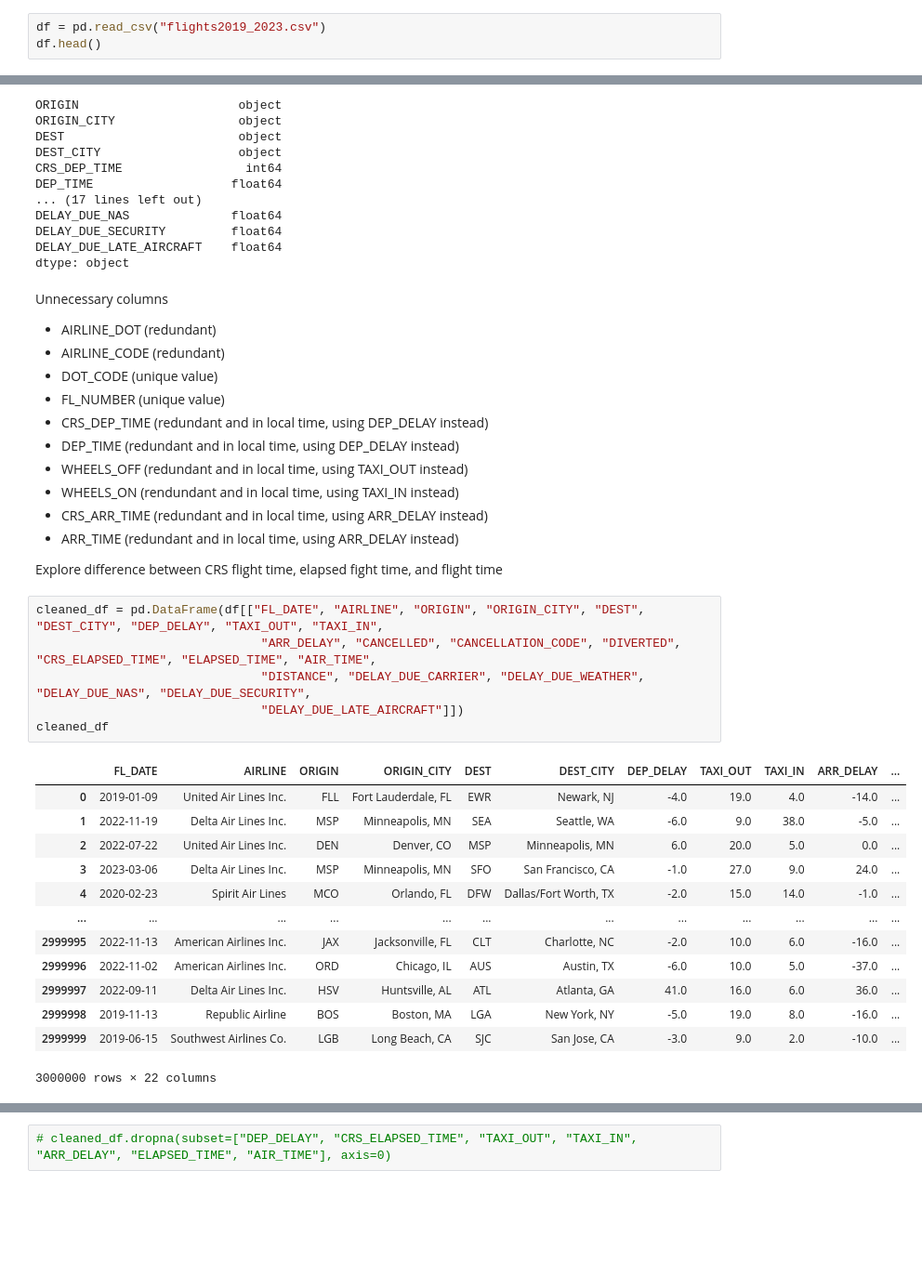
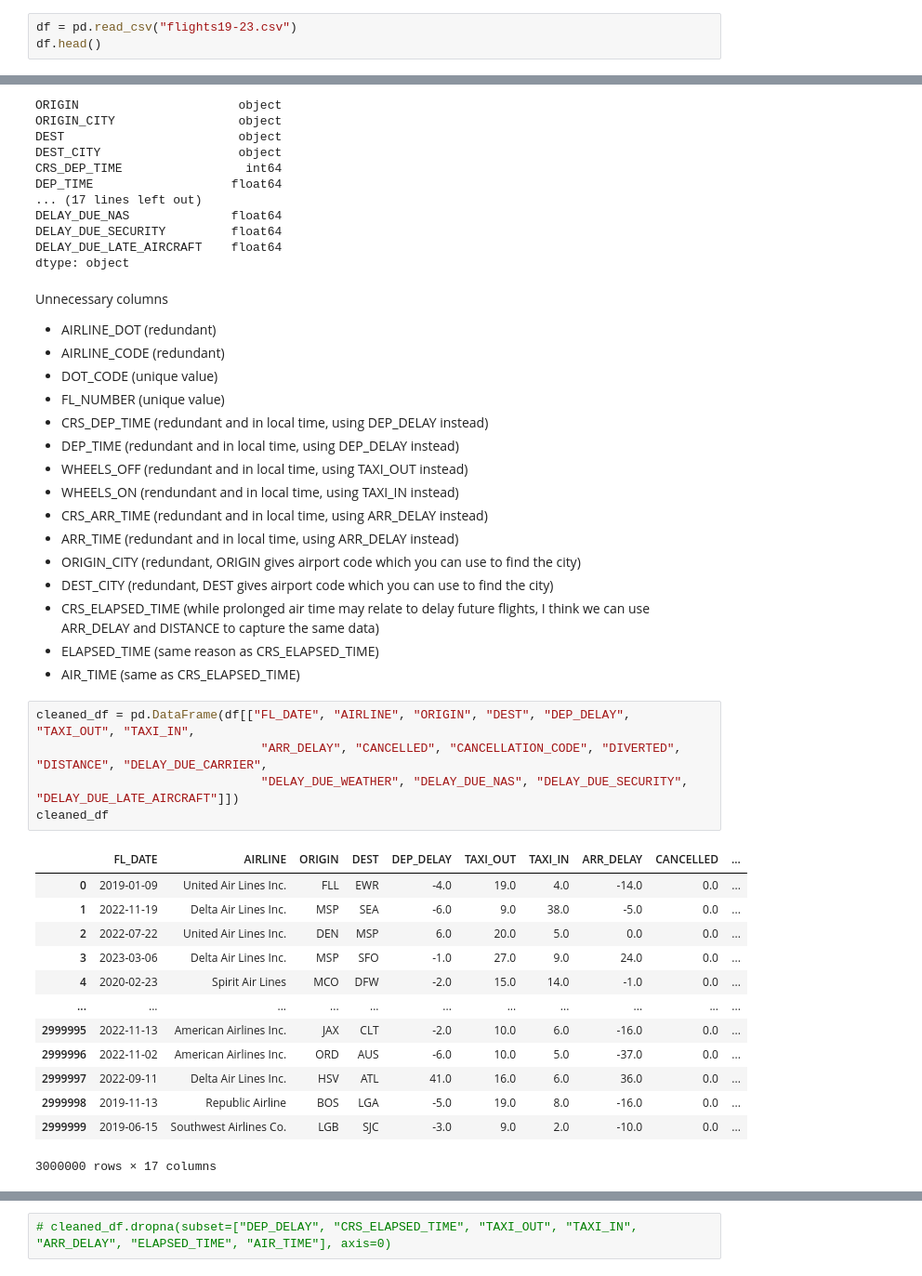
Before and after one commit to hjm46/FlightDelaysPredictions, a Jupyter notebook: cleaningFlights2019_2023.ipynb, the cells around one changed output, grey strips where cells are left out. Shown: that part at 93% size. Saved outputs shown, nothing was run; the diff lists cells and outputs as text; blank space fills up the shorter version.

```diff
--- a/cleaningFlights2019_2023.ipynb
+++ b/cleaningFlights2019_2023.ipynb
@@ -4,7 +4,7 @@ import numpy as np
 import seaborn as sns
 import matplotlib.pyplot as plt
 # %%
-df = pd.read_csv("flights2019_2023.csv")
+df = pd.read_csv("flights19-23.csv")
 df.head()
 # %% [output]
 |  | FL_DATE | AIRLINE | AIRLINE_DOT | AIRLINE_CODE | DOT_CODE | FL_NUMBER | ORIGIN | ORIGIN_CITY | DEST | ... |
@@ -50,28 +50,30 @@ Unnecessary columns
 * WHEELS_ON (rendundant and in local time, using TAXI_IN instead)
 * CRS_ARR_TIME (redundant and in local time, using ARR_DELAY instead)
 * ARR_TIME (redundant and in local time, using ARR_DELAY instead)
-
-Explore difference between CRS flight time, elapsed fight time, and flight time
+* ORIGIN_CITY (redundant, ORIGIN gives airport code which you can use to find the city)
+* DEST_CITY (redundant, DEST gives airport code which you can use to find the city)
+* CRS_ELAPSED_TIME (while prolonged air time may relate to delay future flights, I think we can use ARR_DELAY and DISTANCE to capture the same data)
+* ELAPSED_TIME (same reason as CRS_ELAPSED_TIME)
+* AIR_TIME (same as CRS_ELAPSED_TIME)
 # %%
-cleaned_df = pd.DataFrame(df[["FL_DATE", "AIRLINE", "ORIGIN", "ORIGIN_CITY", "DEST", "DEST_CITY", "DEP_DELAY", "TAXI_OUT", "TAXI_IN",
-                               "ARR_DELAY", "CANCELLED", "CANCELLATION_CODE", "DIVERTED", "CRS_ELAPSED_TIME", "ELAPSED_TIME", "AIR_TIME",
-                               "DISTANCE", "DELAY_DUE_CARRIER", "DELAY_DUE_WEATHER", "DELAY_DUE_NAS", "DELAY_DUE_SECURITY",
-                               "DELAY_DUE_LATE_AIRCRAFT"]])
+cleaned_df = pd.DataFrame(df[["FL_DATE", "AIRLINE", "ORIGIN", "DEST", "DEP_DELAY", "TAXI_OUT", "TAXI_IN",
+                               "ARR_DELAY", "CANCELLED", "CANCELLATION_CODE", "DIVERTED", "DISTANCE", "DELAY_DUE_CARRIER",
+                               "DELAY_DUE_WEATHER", "DELAY_DUE_NAS", "DELAY_DUE_SECURITY", "DELAY_DUE_LATE_AIRCRAFT"]])
 cleaned_df
 # %% [output]
-|  | FL_DATE | AIRLINE | ORIGIN | ORIGIN_CITY | DEST | DEST_CITY | DEP_DELAY | TAXI_OUT | TAXI_IN | ARR_DELAY | ... |
-| 0 | 2019-01-09 | United Air Lines Inc. | FLL | Fort Lauderdale, FL | EWR | Newark, NJ | -4.0 | 19.0 | 4.0 | -14.0 | ... |
-| 1 | 2022-11-19 | Delta Air Lines Inc. | MSP | Minneapolis, MN | SEA | Seattle, WA | -6.0 | 9.0 | 38.0 | -5.0 | ... |
-| 2 | 2022-07-22 | United Air Lines Inc. | DEN | Denver, CO | MSP | Minneapolis, MN | 6.0 | 20.0 | 5.0 | 0.0 | ... |
-| 3 | 2023-03-06 | Delta Air Lines Inc. | MSP | Minneapolis, MN | SFO | San Francisco, CA | -1.0 | 27.0 | 9.0 | 24.0 | ... |
-| 4 | 2020-02-23 | Spirit Air Lines | MCO | Orlando, FL | DFW | Dallas/Fort Worth, TX | -2.0 | 15.0 | 14.0 | -1.0 | ... |
-| ... | ... | ... | ... | ... | ... | ... | ... | ... | ... | ... | ... |
-| 2999995 | 2022-11-13 | American Airlines Inc. | JAX | Jacksonville, FL | CLT | Charlotte, NC | -2.0 | 10.0 | 6.0 | -16.0 | ... |
-| 2999996 | 2022-11-02 | American Airlines Inc. | ORD | Chicago, IL | AUS | Austin, TX | -6.0 | 10.0 | 5.0 | -37.0 | ... |
-| 2999997 | 2022-09-11 | Delta Air Lines Inc. | HSV | Huntsville, AL | ATL | Atlanta, GA | 41.0 | 16.0 | 6.0 | 36.0 | ... |
-| 2999998 | 2019-11-13 | Republic Airline | BOS | Boston, MA | LGA | New York, NY | -5.0 | 19.0 | 8.0 | -16.0 | ... |
-| 2999999 | 2019-06-15 | Southwest Airlines Co. | LGB | Long Beach, CA | SJC | San Jose, CA | -3.0 | 9.0 | 2.0 | -10.0 | ... |
+|  | FL_DATE | AIRLINE | ORIGIN | DEST | DEP_DELAY | TAXI_OUT | TAXI_IN | ARR_DELAY | CANCELLED | ... |
+| 0 | 2019-01-09 | United Air Lines Inc. | FLL | EWR | -4.0 | 19.0 | 4.0 | -14.0 | 0.0 | ... |
+| 1 | 2022-11-19 | Delta Air Lines Inc. | MSP | SEA | -6.0 | 9.0 | 38.0 | -5.0 | 0.0 | ... |
+| 2 | 2022-07-22 | United Air Lines Inc. | DEN | MSP | 6.0 | 20.0 | 5.0 | 0.0 | 0.0 | ... |
+| 3 | 2023-03-06 | Delta Air Lines Inc. | MSP | SFO | -1.0 | 27.0 | 9.0 | 24.0 | 0.0 | ... |
+| 4 | 2020-02-23 | Spirit Air Lines | MCO | DFW | -2.0 | 15.0 | 14.0 | -1.0 | 0.0 | ... |
+| ... | ... | ... | ... | ... | ... | ... | ... | ... | ... | ... |
+| 2999995 | 2022-11-13 | American Airlines Inc. | JAX | CLT | -2.0 | 10.0 | 6.0 | -16.0 | 0.0 | ... |
+| 2999996 | 2022-11-02 | American Airlines Inc. | ORD | AUS | -6.0 | 10.0 | 5.0 | -37.0 | 0.0 | ... |
+| 2999997 | 2022-09-11 | Delta Air Lines Inc. | HSV | ATL | 41.0 | 16.0 | 6.0 | 36.0 | 0.0 | ... |
+| 2999998 | 2019-11-13 | Republic Airline | BOS | LGA | -5.0 | 19.0 | 8.0 | -16.0 | 0.0 | ... |
+| 2999999 | 2019-06-15 | Southwest Airlines Co. | LGB | SJC | -3.0 | 9.0 | 2.0 | -10.0 | 0.0 | ... |
-3000000 rows × 22 columns
+3000000 rows × 17 columns
 # %%
 cleaned_df.shape
 # %% [output]
```
Also changed, not shown: parts of 14 cells of this notebook, 1 other file.
